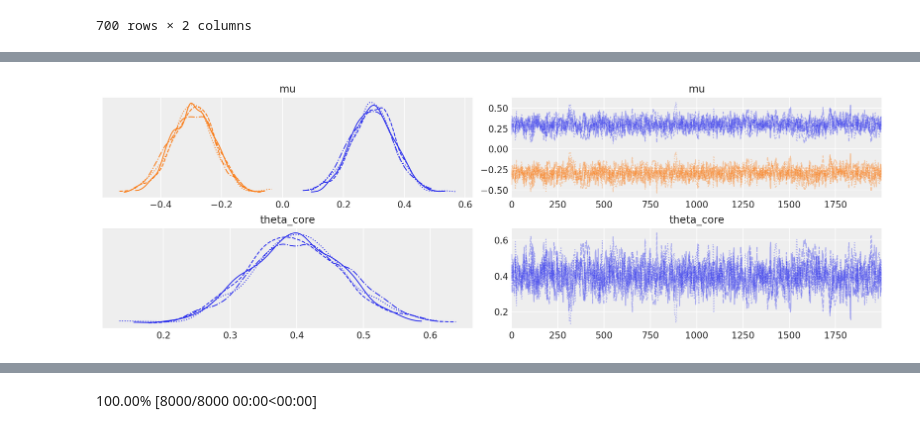
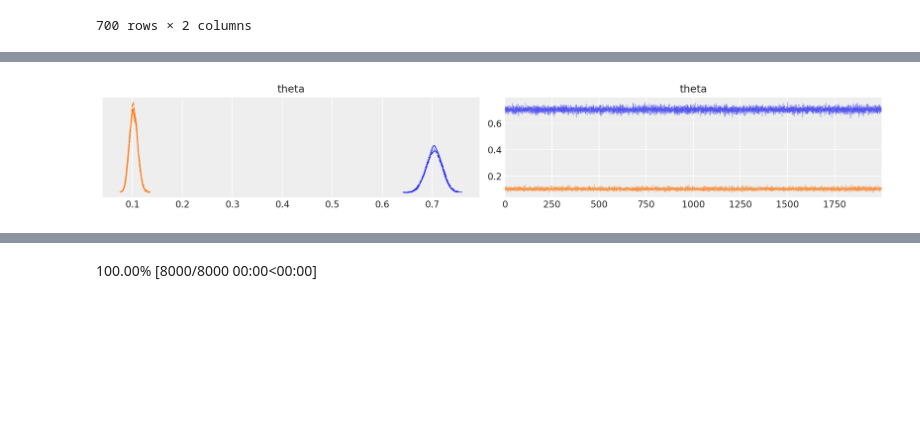
Before and after one commit to yukoga/cltv_contractual_with_jax, a Jupyter notebook: notebooks/pymc4 sandbox.ipynb, the cells around one changed output, grey strips where cells are left out. Drawn from its saved outputs; the diff is of its cells as text; code cells hidden in the pictures; blank space fills up the shorter version.

```diff
--- a/notebooks/pymc4 sandbox.ipynb
+++ b/notebooks/pymc4 sandbox.ipynb
@@ -133,7 +144,7 @@ az.summary(idata)
 # %%
-az.plot_trace(idata, ['mu', 'theta_core']);
+az.plot_trace(idata, ['theta']);
 # %% [output]
-[figure, old version]
+[figure, new version]
 # %%
 az.waic(idata)
 # %% [output]
```
Also changed, not shown: parts of 32 cells of this notebook, 1 other file.
